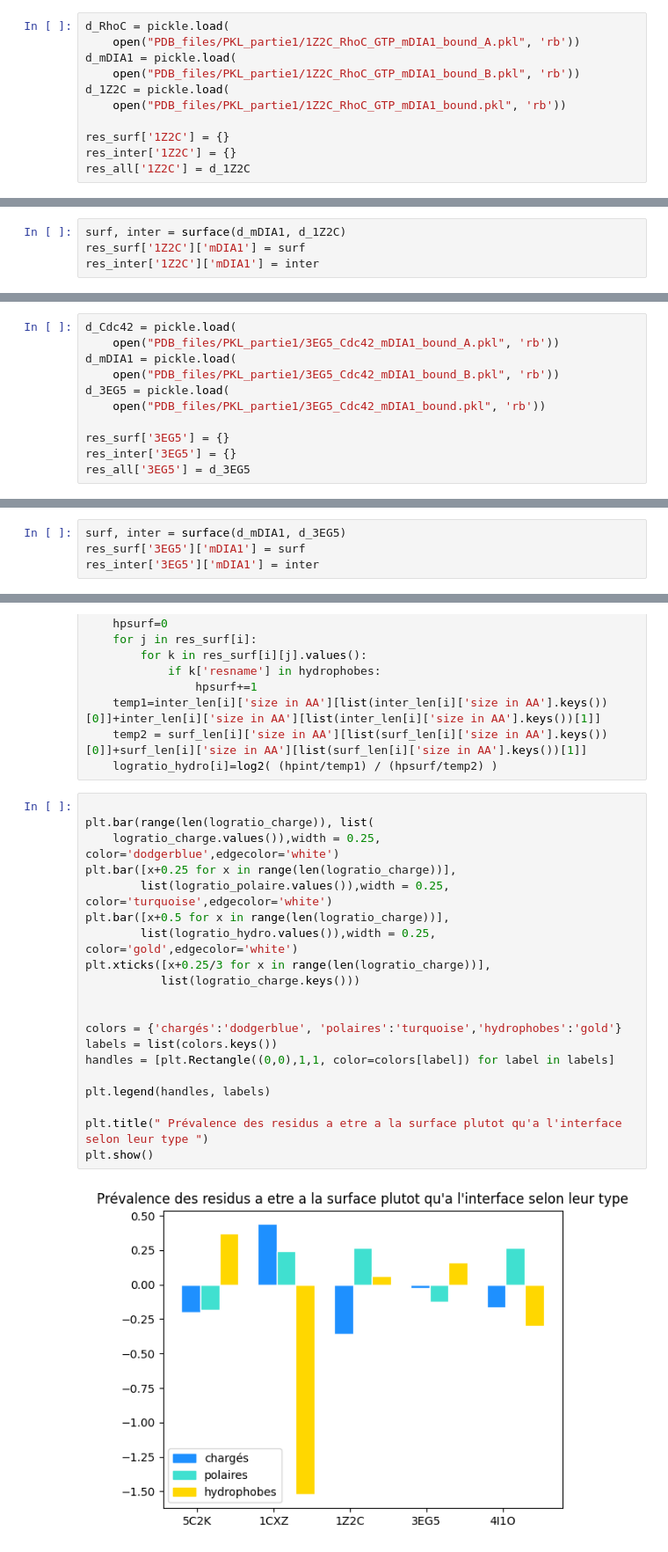
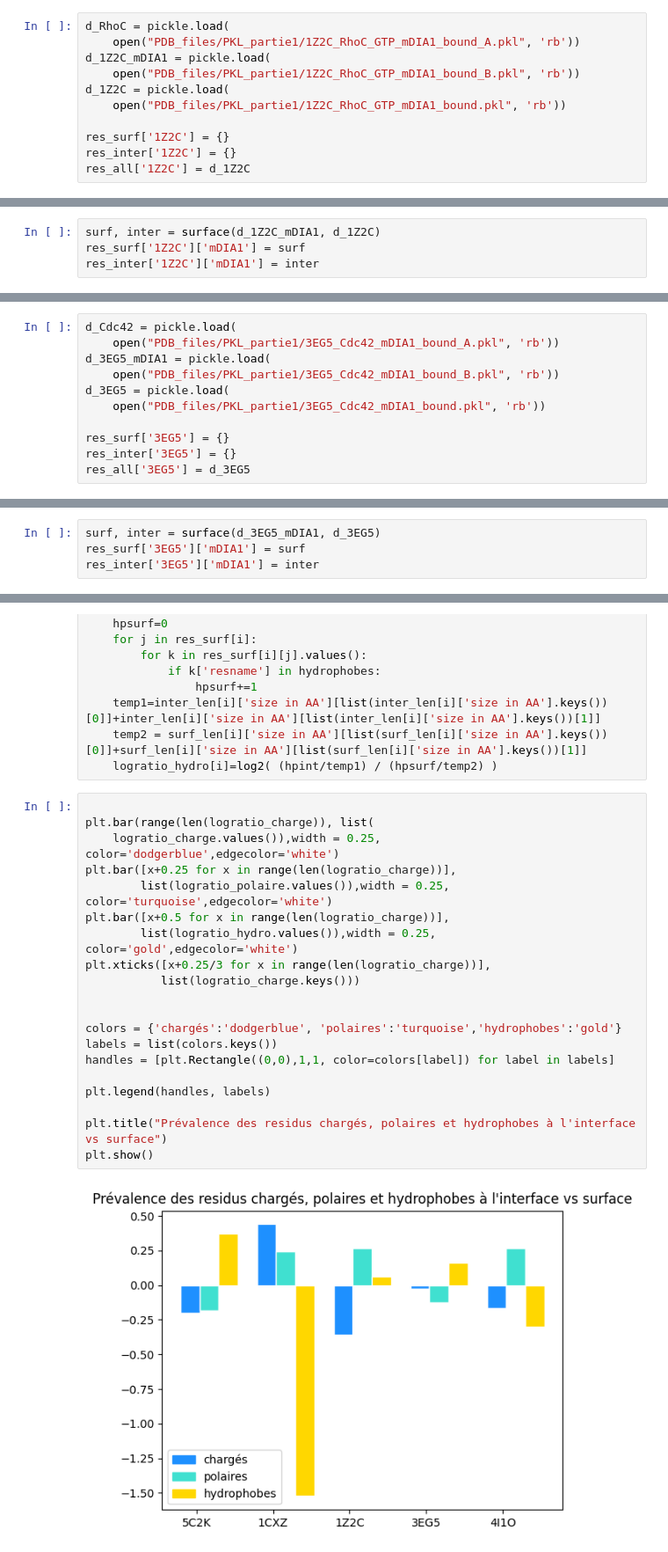
Before and after one commit to MaiDeme/Projet_Rhoa, a Jupyter notebook: partie1.ipynb, the cells around one changed output, grey strips where cells are left out. Shown: that part at 88% size. Cells and saved outputs as stored; diff of their text form.

Commit message:
new graph

```diff
--- a/partie1.ipynb
+++ b/partie1.ipynb
@@ -68,7 +68,7 @@ res_inter['1CXZ']['PKN'] = inter
 # %%
 d_RhoC = pickle.load(
     open("PDB_files/PKL_partie1/1Z2C_RhoC_GTP_mDIA1_bound_A.pkl", 'rb'))
-d_mDIA1 = pickle.load(
+d_1Z2C_mDIA1 = pickle.load(
     open("PDB_files/PKL_partie1/1Z2C_RhoC_GTP_mDIA1_bound_B.pkl", 'rb'))
 d_1Z2C = pickle.load(
     open("PDB_files/PKL_partie1/1Z2C_RhoC_GTP_mDIA1_bound.pkl", 'rb'))
@@ -81,7 +81,7 @@ surf, inter = surface(d_RhoC, d_1Z2C)
 res_surf['1Z2C']['RhoC'] = surf
 res_inter['1Z2C']['RhoC'] = inter
 # %%
-surf, inter = surface(d_mDIA1, d_1Z2C)
+surf, inter = surface(d_1Z2C_mDIA1, d_1Z2C)
 res_surf['1Z2C']['mDIA1'] = surf
 res_inter['1Z2C']['mDIA1'] = inter
 # %% [markdown]
@@ -89,7 +89,7 @@ res_inter['1Z2C']['mDIA1'] = inter
 # %%
 d_Cdc42 = pickle.load(
     open("PDB_files/PKL_partie1/3EG5_Cdc42_mDIA1_bound_A.pkl", 'rb'))
-d_mDIA1 = pickle.load(
+d_3EG5_mDIA1 = pickle.load(
     open("PDB_files/PKL_partie1/3EG5_Cdc42_mDIA1_bound_B.pkl", 'rb'))
 d_3EG5 = pickle.load(
     open("PDB_files/PKL_partie1/3EG5_Cdc42_mDIA1_bound.pkl", 'rb'))
@@ -102,7 +102,7 @@ surf, inter = surface(d_Cdc42, d_3EG5)
 res_surf['3EG5']['Cdc42'] = surf
 res_inter['3EG5']['Cdc42'] = inter
 # %%
-surf, inter = surface(d_mDIA1, d_3EG5)
+surf, inter = surface(d_3EG5_mDIA1, d_3EG5)
 res_surf['3EG5']['mDIA1'] = surf
 res_inter['3EG5']['mDIA1'] = inter
 # %% [markdown]
@@ -258,22 +258,22 @@ for i in res_all:
 # %%
 
 plt.bar(range(len(logratio_charge)), list(
     logratio_charge.values()),width = 0.25, color='dodgerblue',edgecolor='white')
 plt.bar([x+0.25 for x in range(len(logratio_charge))],
         list(logratio_polaire.values()),width = 0.25, color='turquoise',edgecolor='white')
 plt.bar([x+0.5 for x in range(len(logratio_charge))],
         list(logratio_hydro.values()),width = 0.25, color='gold',edgecolor='white')
 plt.xticks([x+0.25/3 for x in range(len(logratio_charge))],
            list(logratio_charge.keys()))
 
 
 colors = {'chargés':'dodgerblue', 'polaires':'turquoise','hydrophobes':'gold'}
 labels = list(colors.keys())
 handles = [plt.Rectangle((0,0),1,1, color=colors[label]) for label in labels]
 
 plt.legend(handles, labels)
 
-plt.title(" Prévalence des residus a etre a la surface plutot qu'a l'interface selon leur type ")
+plt.title("Prévalence des residus chargés, polaires et hydrophobes à l'interface vs surface")
 plt.show()
 # %% [output]
-[figure, old version]
+[figure, new version]
```
Also changed, not shown: parts of 2 cells of this notebook.
